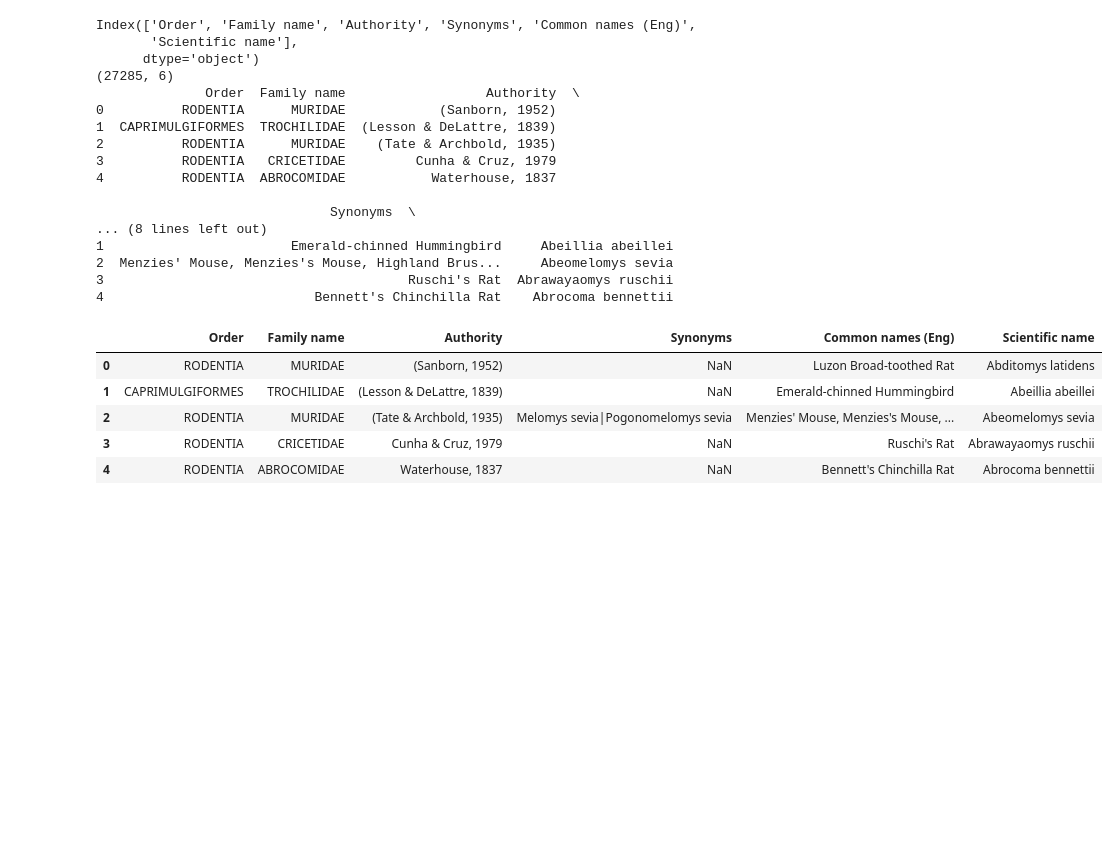
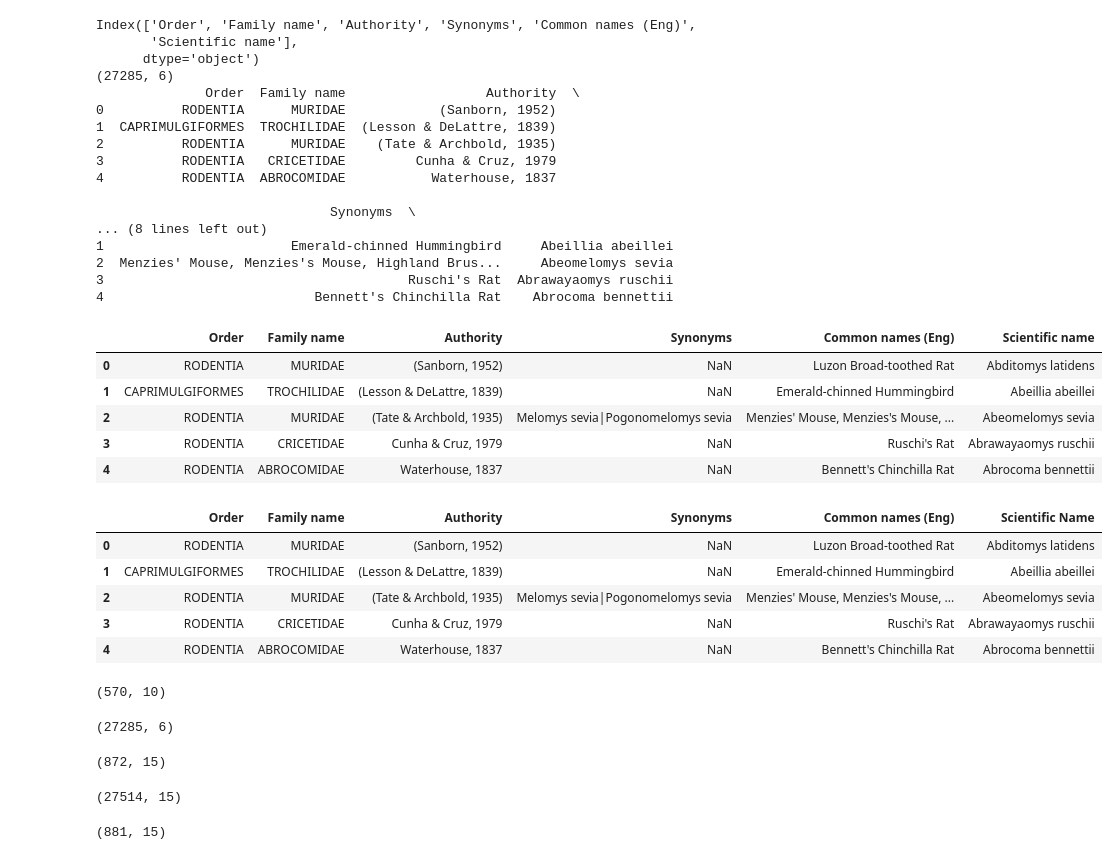
Before and after one commit to li45m/MPM_200_Li, a Jupyter notebook: notebooks/PythonAssignment_Li.ipynb, the cells around one changed output. Cells and saved outputs as stored; diff of their text form; code cells hidden in the pictures; blank space fills up the shorter version.

```diff
--- a/notebooks/PythonAssignment_Li.ipynb
+++ b/notebooks/PythonAssignment_Li.ipynb
@@ -319,3 +322,43 @@ Index(['Order', 'Family name', 'Authority', 'Synonyms', 'Common names (Eng)',
 | 2 | RODENTIA | MURIDAE | (Tate & Archbold, 1935) | Melomys sevia|Pogonomelomys sevia | Menzies' Mouse, Menzies's Mouse, ... | Abeomelomys sevia |
 | 3 | RODENTIA | CRICETIDAE | Cunha & Cruz, 1979 | NaN | Ruschi's Rat | Abrawayaomys ruschii |
 | 4 | RODENTIA | ABROCOMIDAE | Waterhouse, 1837 | NaN | Bennett's Chinchilla Rat | Abrocoma bennettii |
+# %%
+#Rename metadata column name to match virus table column name
+metadata.rename(columns={'Scientific name': 'Scientific Name'}, inplace=True)
+metadata.head()
+# %% [output]
+|  | Order | Family name | Authority | Synonyms | Common names (Eng) | Scientific Name |
+| 0 | RODENTIA | MURIDAE | (Sanborn, 1952) | NaN | Luzon Broad-toothed Rat | Abditomys latidens |
+| 1 | CAPRIMULGIFORMES | TROCHILIDAE | (Lesson & DeLattre, 1839) | NaN | Emerald-chinned Hummingbird | Abeillia abeillei |
+| 2 | RODENTIA | MURIDAE | (Tate & Archbold, 1935) | Melomys sevia|Pogonomelomys sevia | Menzies' Mouse, Menzies's Mouse, ... | Abeomelomys sevia |
+| 3 | RODENTIA | CRICETIDAE | Cunha & Cruz, 1979 | NaN | Ruschi's Rat | Abrawayaomys ruschii |
+| 4 | RODENTIA | ABROCOMIDAE | Waterhouse, 1837 | NaN | Bennett's Chinchilla Rat | Abrocoma bennettii |
+# %%
+df.shape
+# %% [output]
+(570, 10)
+# %%
+metadata.shape
+# %% [output]
+(27285, 6)
+# %%
+#Inner join
+#Expected number of rows and columns depends on how many common values there are between both dataframes.
+inner_merge = pd.merge(df, metadata, on='Scientific Name', how='inner')
+inner_merge.shape
+# %% [output]
+(872, 15)
+# %%
+#Outer join
+#Expected 27855 rows and 15 columns if no duplicates.
+outer_merge = pd.merge(df, metadata, on='Scientific Name', how='outer')
+outer_merge.shape
+# %% [output]
+(27514, 15)
+# %%
+#Left join
+#Expected 570 rows and 15 columns if no duplicates.
+left_merge = pd.merge(df, metadata, on='Scientific Name', how='left')
+left_merge.shape
+# %% [output]
+(881, 15)
```
Also changed, not shown: parts of 5 cells of this notebook.
